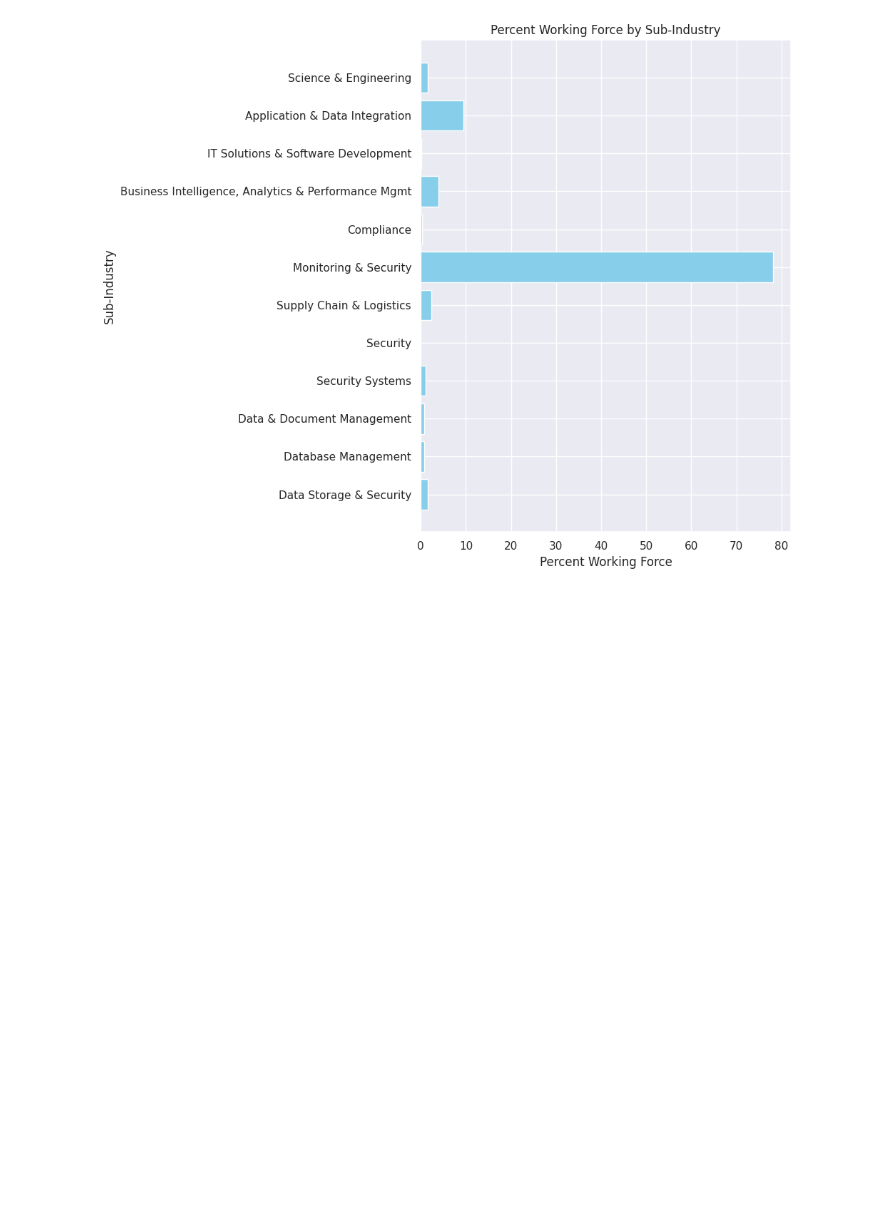
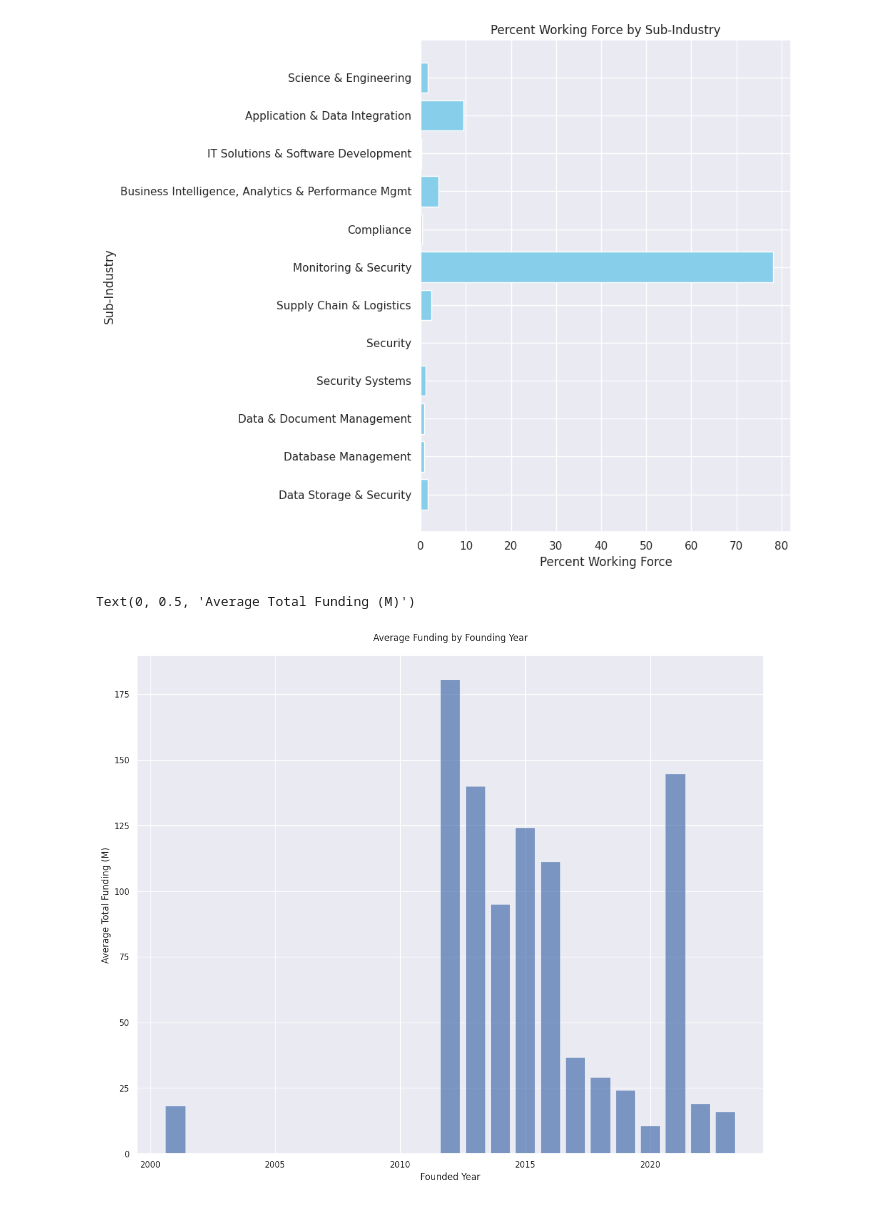
Before and after one commit to alessandrotavazzi/collaboration_swisscom, a Jupyter notebook: notebooks/data_analysis.ipynb, the cells around one changed output. Cells and saved outputs as stored; diff of their text form; code cells hidden in the pictures; blank space fills up the shorter version.

```diff
--- a/notebooks/data_analysis.ipynb
+++ b/notebooks/data_analysis.ipynb
@@ -1535,4 +1535,17 @@ plt.tight_layout()
 plt.show()
 # %% [output]
 [figure]
+# %%
+# Time-based analysis
+fig, ax1 = plt.subplots(1, 1, figsize=(15, 12))
+
+# 1. Funding trends by founding year
+yearly_funding = data.groupby('Founded Year')['Total Funding (M)'].agg(['mean', 'count'])
+ax1.bar(yearly_funding.index, yearly_funding['mean'], alpha=0.7)
+ax1.set_title('Average Funding by Founding Year', pad=20)
+ax1.set_xlabel('Founded Year')
+ax1.set_ylabel('Average Total Funding (M)')
+# %% [output]
+Text(0, 0.5, 'Average Total Funding (M)')
+[figure, added]
 # %%
```
Also changed, not shown: parts of 3 cells of this notebook.
